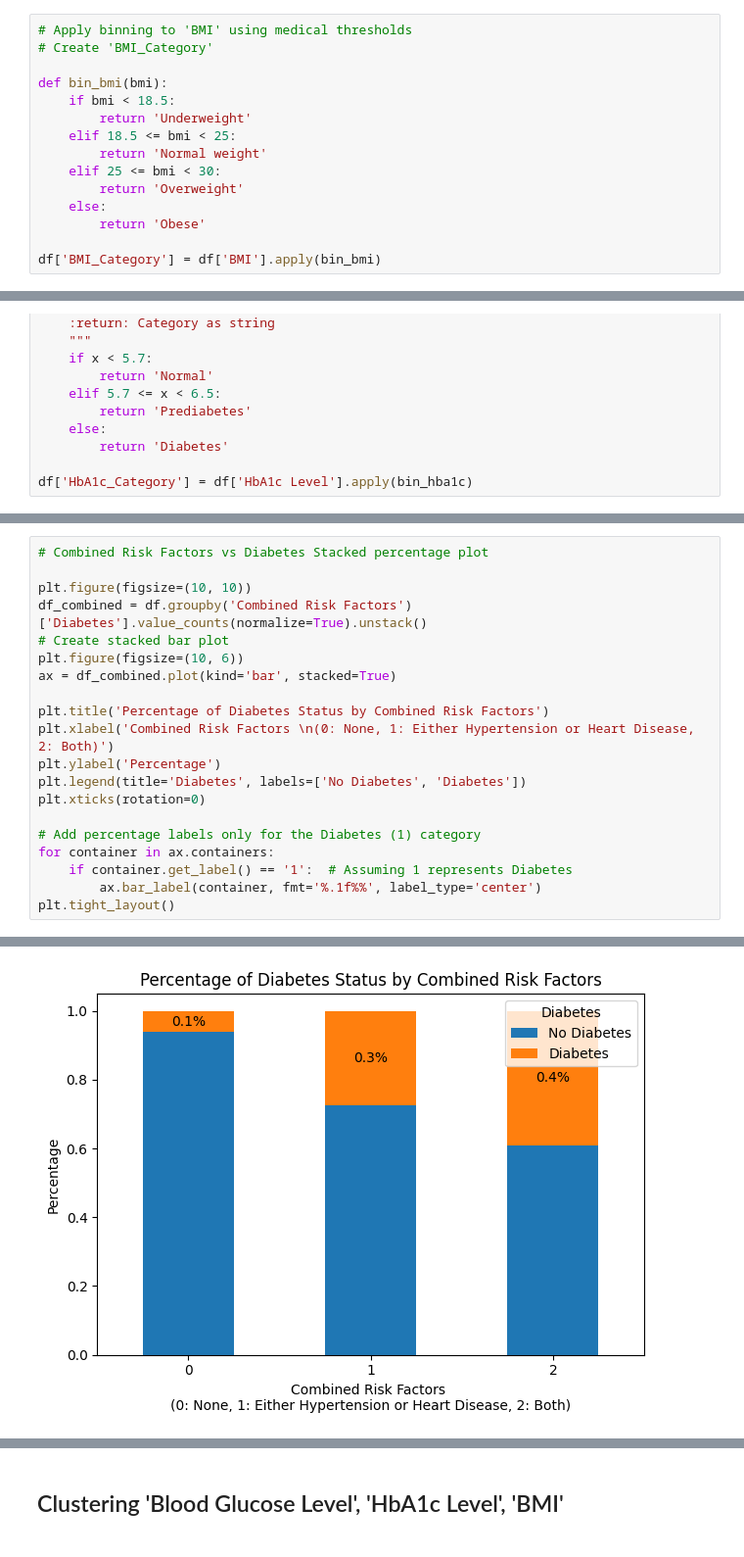
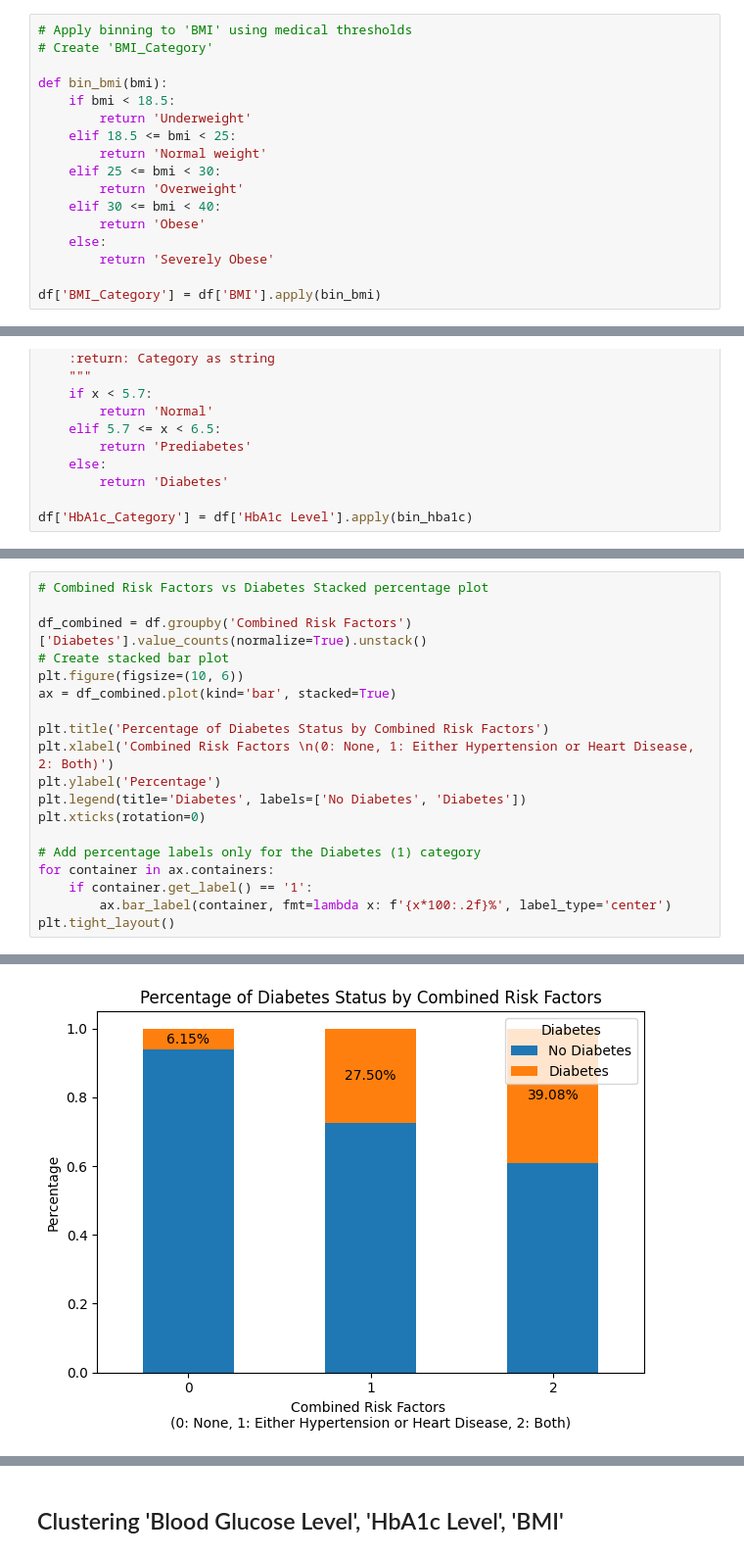
Before and after one commit to piiop/group-project-2, a Jupyter notebook: analysis.ipynb, the cells around one changed output, grey strips where cells are left out. Shown at 98% size. Cells and saved outputs as stored; diff of their text form.

```diff
--- a/analysis.ipynb
+++ b/analysis.ipynb
@@ -632,8 +707,10 @@ def bin_bmi(bmi):
         return 'Normal weight'
     elif 25 <= bmi < 30:
         return 'Overweight'
+    elif 30 <= bmi < 40:
+        return 'Obese'
     else:
-        return 'Obese'
+        return 'Severely Obese'
 
 df['BMI_Category'] = df['BMI'].apply(bin_bmi)
 # %% [markdown]
@@ -689,7 +772,6 @@ df['HbA1c_Category'] = df['HbA1c Level'].apply(bin_hba1c)
 # %%
 # Combined Risk Factors vs Diabetes Stacked percentage plot
 
-plt.figure(figsize=(10, 10))
 df_combined = df.groupby('Combined Risk Factors')['Diabetes'].value_counts(normalize=True).unstack()
 # Create stacked bar plot
 plt.figure(figsize=(10, 6))
@@ -703,7 +785,7 @@ plt.xticks(rotation=0)
 
 # Add percentage labels only for the Diabetes (1) category
 for container in ax.containers:
-    if container.get_label() == '1':  # Assuming 1 represents Diabetes
-        ax.bar_label(container, fmt='%.1f%%', label_type='center')
+    if container.get_label() == '1':
+        ax.bar_label(container, fmt=lambda x: f'{x*100:.2f}%', label_type='center')
 plt.tight_layout()
 # %% [output]
@@ -711,2 +793,2 @@ plt.tight_layout()
 <Figure size 1000x600 with 0 Axes>
-[figure, old version]
+[figure, new version]
```
Also changed, not shown: parts of 50 cells of this notebook, 18 other files.
